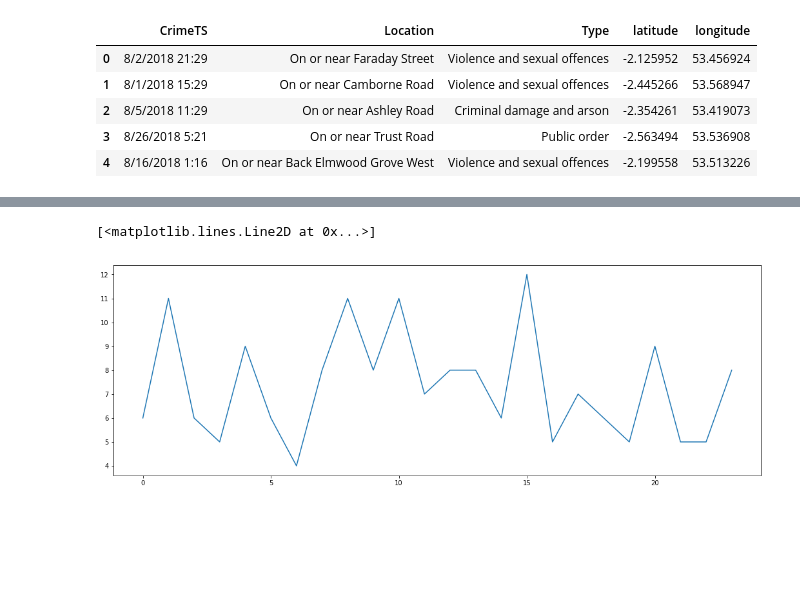
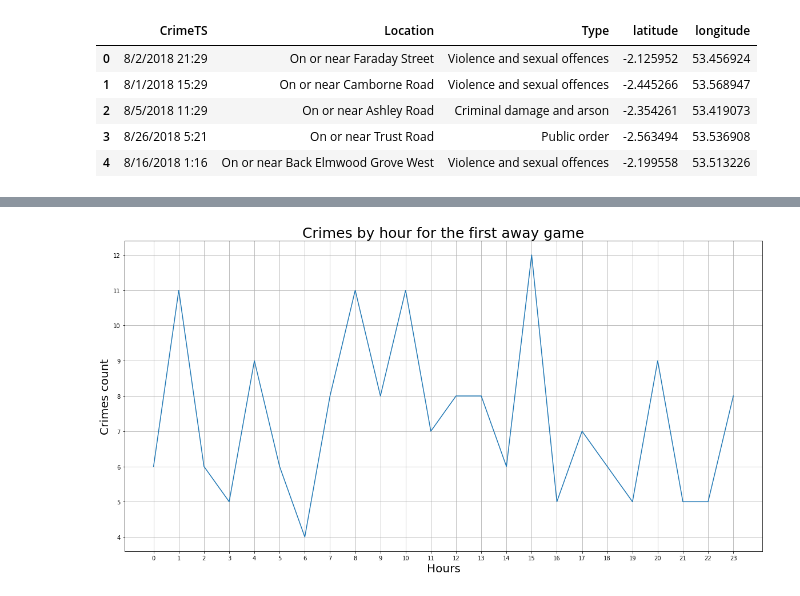
Before and after one commit to chienyuanhung/Project-1---EPL, a Jupyter notebook: Manchester_EPL.ipynb, the cells around one changed output, grey strips where cells are left out. Saved outputs shown, nothing was run; the diff lists cells and outputs as text; code cells hidden in the pictures; blank space fills up the shorter version.

```diff
--- a/Manchester_EPL.ipynb
+++ b/Manchester_EPL.ipynb
@@ -528,8 +516,7 @@ cr_data.head()
 | 3 | 8/26/2018 5:21 | On or near Trust Road | Public order | -2.563494 | 53.536908 |
 | 4 | 8/16/2018 1:16 | On or near Back Elmwood Grove West | Violence and sexual offences | -2.199558 | 53.513226 |
 # %%
-cr_data['Date'] = pd.to_datetime(cr_data['CrimeTS']).dt.normalize()
-#cr_data['Date'] = pd.to_datetime(cr_data['CrimeTS']).dt.date
-cr_data['Time'] = pd.to_datetime(cr_data['CrimeTS']).dt.time
-cr_data['Hour'] = pd.to_datetime(cr_data['CrimeTS']).dt.hour
+df['Date'] = pd.to_datetime(df['CrimeTS']).dt.normalize()
+df['Time'] = pd.to_datetime(df['CrimeTS']).dt.time
+df['Hour'] = pd.to_datetime(df['CrimeTS']).dt.hour
 # %%
@@ -542,8 +529,8 @@ cr_data.head()
 | 3 | 8/26/2018 5:21 | On or near Trust Road | Public order | -2.563494 | 53.536908 | 2018-08-26 | 05:21:00 | 5 |
 | 4 | 8/16/2018 1:16 | On or near Back Elmwood Grove West | Violence and sexual offences | -2.199558 | 53.513226 | 2018-08-16 | 01:16:00 | 1 |
 # %%
-cr_data = cr_data[["Date", "Time", "Hour", "Location", "Type", "longitude", "latitude"]]
-cr_data.rename(columns = {"longitude": "Latitude", "latitude": "Longitude"}).head()
+df = df[["Date", "Time", "Hour", "Location", "Type", "longitude", "latitude"]]
+df.rename(columns = {"longitude": "Latitude", "latitude": "Longitude"}).head()
 # %% [output]
 |  | Date | Time | Hour | Location | Type | Latitude | Longitude |
 | 0 | 2018-08-02 | 21:29:00 | 21 | On or near Faraday Street | Violence and sexual offences | 53.456924 | -2.125952 |
@@ -598,0 +541,21 @@ Name: Time, dtype: int64
+# %%
+first_game = df.loc[df["Date"] == "2018-08-12"]
+second_game = df.loc[df["Date"] == "2018-08-19"]
+third_game = df.loc[df["Date"] == "2018-08-25"]
+# %%
+first_game.sort_values(["Hour"])
+first_hours = first_game.sort_values(["Hour"])
+group_by_first_hour = first_hours.groupby(["Hour"])["Time"].count()
+group_by_first_hour
+
+
+second_game.sort_values(["Hour"])
+second_hours = second_game.sort_values(["Hour"])
+group_by_second_hour = second_hours.groupby(["Hour"])["Time"].count()
+group_by_second_hour
+
+
+third_game.sort_values(["Hour"])
+third_hours = third_game.sort_values(["Hour"])
+group_by_third_hour = third_hours.groupby(["Hour"])["Time"].count()
+group_by_third_hour
@@ -599,11 +580,17 @@ Name: Time, dtype: int64
 # %%
 import matplotlib.pyplot as plt
 import numpy as np
-# %%
-fig = plt.figure()
-fig.set_size_inches((18, 6))
-
-plt.plot(group_by_hour)
-# %% [output]
-[<matplotlib.lines.Line2D at 0x...>]
-[figure, removed]
+# %%
+fig = plt.figure()
+fig.set_size_inches((20, 10))
+plt.plot(group_by_first_hour)
+
+plt.xticks(np.arange(0, 24, 1))
+plt.yticks(np.arange(4, 13, 1))
+
+plt.title("Crimes by hour for the first away game", fontsize = 25)
+plt.xlabel("Hours", fontsize = 20)
+plt.ylabel("Crimes count", fontsize = 20)
+plt.grid()
+# %% [output]
+[figure, added]
```
Also changed, not shown: parts of 11 cells of this notebook.
